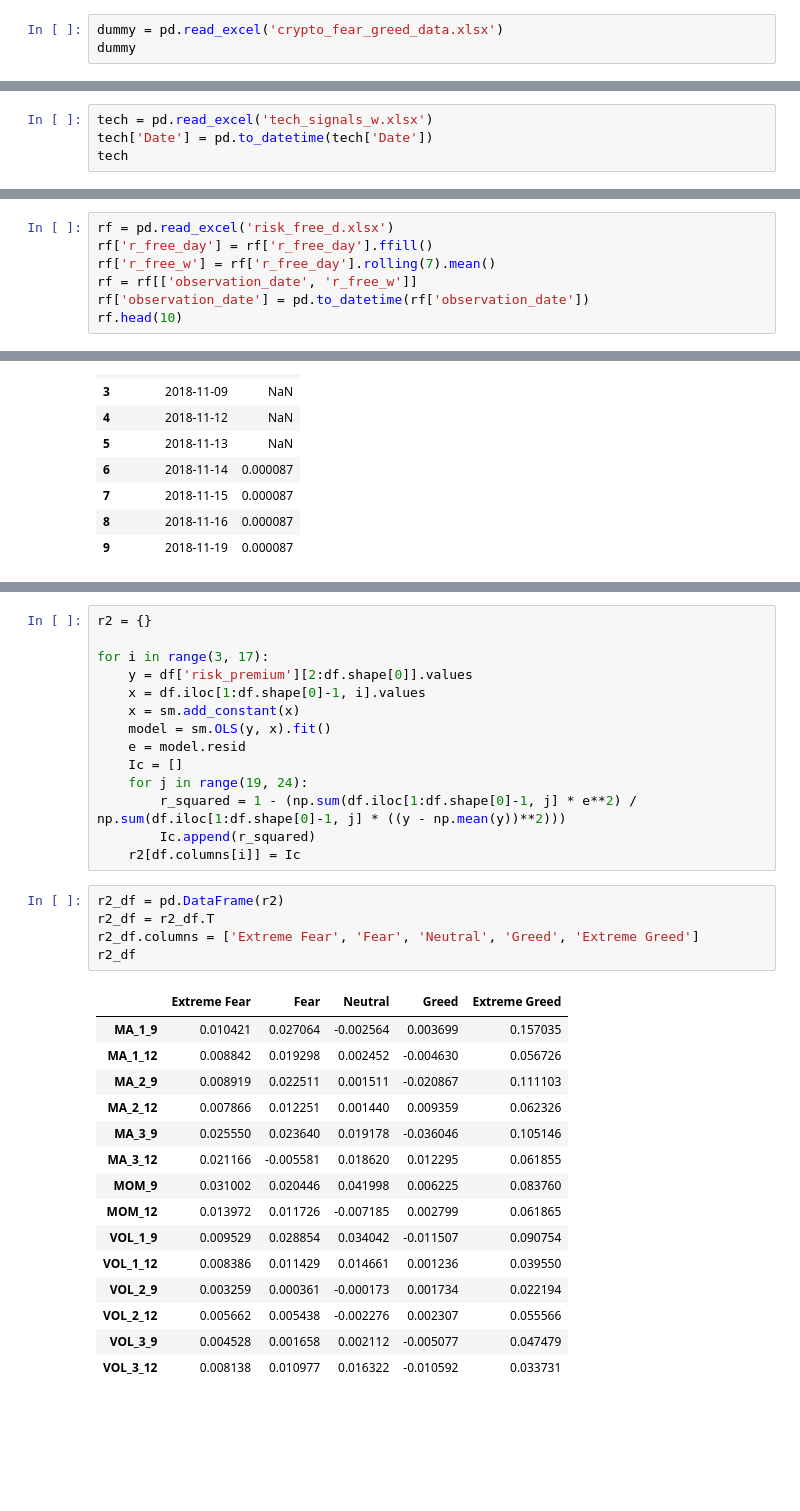
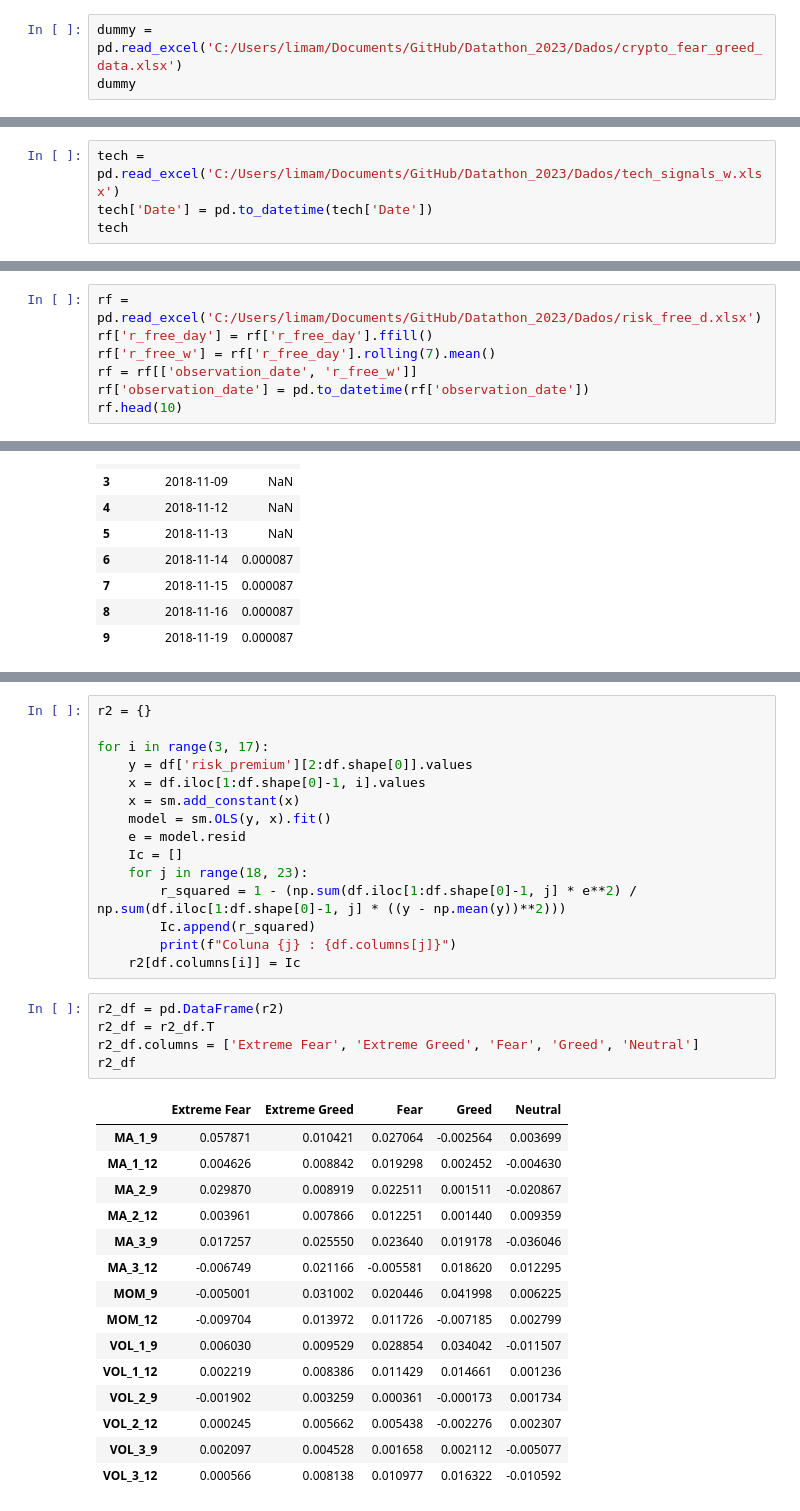
Before and after one commit to Matias-Lima/Datathon, a Jupyter notebook: Code/Python/R-squared disentangled.ipynb, the cells around one changed output, grey strips where cells are left out. Saved outputs shown, nothing was run; the diff lists cells and outputs as text; blank space fills up the shorter version.

```diff
--- a/Code/Python/R-squared disentangled.ipynb
+++ b/Code/Python/R-squared disentangled.ipynb
@@ -11,7 +11,7 @@ pd.set_option('display.max_columns', 500)
 # %% [markdown]
 ### Import Data
 # %%
-dummy = pd.read_excel('crypto_fear_greed_data.xlsx')
+dummy = pd.read_excel('C:/Users/limam/Documents/GitHub/Datathon_2023/Dados/crypto_fear_greed_data.xlsx')
 dummy
 # %% [output]
 |  | date | daily_index | sentiment | weekly_mean | montly_mean |
@@ -67,5 +69,5 @@ fg.head(10)
 # %%
-tech = pd.read_excel('tech_signals_w.xlsx')
+tech = pd.read_excel('C:/Users/limam/Documents/GitHub/Datathon_2023/Dados/tech_signals_w.xlsx')
 tech['Date'] = pd.to_datetime(tech['Date'])
 tech
 # %% [output]
@@ -102,7 +104,7 @@ df
 | 451 | 2023-10-23 | 33086.234375 | 38363572311 | 1 | 1 | 1 | 1 | 1 | 1 | 1 | 1 | ... |
 297 rows × 19 columns
 # %%
-rf = pd.read_excel('risk_free_d.xlsx')
+rf = pd.read_excel('C:/Users/limam/Documents/GitHub/Datathon_2023/Dados/risk_free_d.xlsx')
 rf['r_free_day'] = rf['r_free_day'].ffill()
 rf['r_free_w'] = rf['r_free_day'].rolling(7).mean()
 rf = rf[['observation_date', 'r_free_w']]
@@ -150,28 +152,29 @@ for i in range(3, 17):
     model = sm.OLS(y, x).fit()
     e = model.resid
     Ic = []
-    for j in range(19, 24):
+    for j in range(18, 23):
         r_squared = 1 - (np.sum(df.iloc[1:df.shape[0]-1, j] * e**2) / np.sum(df.iloc[1:df.shape[0]-1, j] * ((y - np.mean(y))**2)))
         Ic.append(r_squared)
+        print(f"Coluna {j} : {df.columns[j]}")
     r2[df.columns[i]] = Ic
 # %%
 r2_df = pd.DataFrame(r2)
 r2_df = r2_df.T
-r2_df.columns = ['Extreme Fear', 'Fear', 'Neutral', 'Greed', 'Extreme Greed']
+r2_df.columns = ['Extreme Fear', 'Extreme Greed', 'Fear', 'Greed', 'Neutral']
 r2_df
 # %% [output]
-|  | Extreme Fear | Fear | Neutral | Greed | Extreme Greed |
-| MA_1_9 | 0.010421 | 0.027064 | -0.002564 | 0.003699 | 0.157035 |
-| MA_1_12 | 0.008842 | 0.019298 | 0.002452 | -0.004630 | 0.056726 |
-| MA_2_9 | 0.008919 | 0.022511 | 0.001511 | -0.020867 | 0.111103 |
-| MA_2_12 | 0.007866 | 0.012251 | 0.001440 | 0.009359 | 0.062326 |
-| MA_3_9 | 0.025550 | 0.023640 | 0.019178 | -0.036046 | 0.105146 |
-| MA_3_12 | 0.021166 | -0.005581 | 0.018620 | 0.012295 | 0.061855 |
-| MOM_9 | 0.031002 | 0.020446 | 0.041998 | 0.006225 | 0.083760 |
-| MOM_12 | 0.013972 | 0.011726 | -0.007185 | 0.002799 | 0.061865 |
-| VOL_1_9 | 0.009529 | 0.028854 | 0.034042 | -0.011507 | 0.090754 |
-| VOL_1_12 | 0.008386 | 0.011429 | 0.014661 | 0.001236 | 0.039550 |
-| VOL_2_9 | 0.003259 | 0.000361 | -0.000173 | 0.001734 | 0.022194 |
-| VOL_2_12 | 0.005662 | 0.005438 | -0.002276 | 0.002307 | 0.055566 |
-| VOL_3_9 | 0.004528 | 0.001658 | 0.002112 | -0.005077 | 0.047479 |
-| VOL_3_12 | 0.008138 | 0.010977 | 0.016322 | -0.010592 | 0.033731 |
+|  | Extreme Fear | Extreme Greed | Fear | Greed | Neutral |
+| MA_1_9 | 0.057871 | 0.010421 | 0.027064 | -0.002564 | 0.003699 |
+| MA_1_12 | 0.004626 | 0.008842 | 0.019298 | 0.002452 | -0.004630 |
+| MA_2_9 | 0.029870 | 0.008919 | 0.022511 | 0.001511 | -0.020867 |
+| MA_2_12 | 0.003961 | 0.007866 | 0.012251 | 0.001440 | 0.009359 |
+| MA_3_9 | 0.017257 | 0.025550 | 0.023640 | 0.019178 | -0.036046 |
+| MA_3_12 | -0.006749 | 0.021166 | -0.005581 | 0.018620 | 0.012295 |
+| MOM_9 | -0.005001 | 0.031002 | 0.020446 | 0.041998 | 0.006225 |
+| MOM_12 | -0.009704 | 0.013972 | 0.011726 | -0.007185 | 0.002799 |
+| VOL_1_9 | 0.006030 | 0.009529 | 0.028854 | 0.034042 | -0.011507 |
+| VOL_1_12 | 0.002219 | 0.008386 | 0.011429 | 0.014661 | 0.001236 |
+| VOL_2_9 | -0.001902 | 0.003259 | 0.000361 | -0.000173 | 0.001734 |
+| VOL_2_12 | 0.000245 | 0.005662 | 0.005438 | -0.002276 | 0.002307 |
+| VOL_3_9 | 0.002097 | 0.004528 | 0.001658 | 0.002112 | -0.005077 |
+| VOL_3_12 | 0.000566 | 0.008138 | 0.010977 | 0.016322 | -0.010592 |
```
Also changed, not shown: parts of 1 cell of this notebook, 3 other files.
